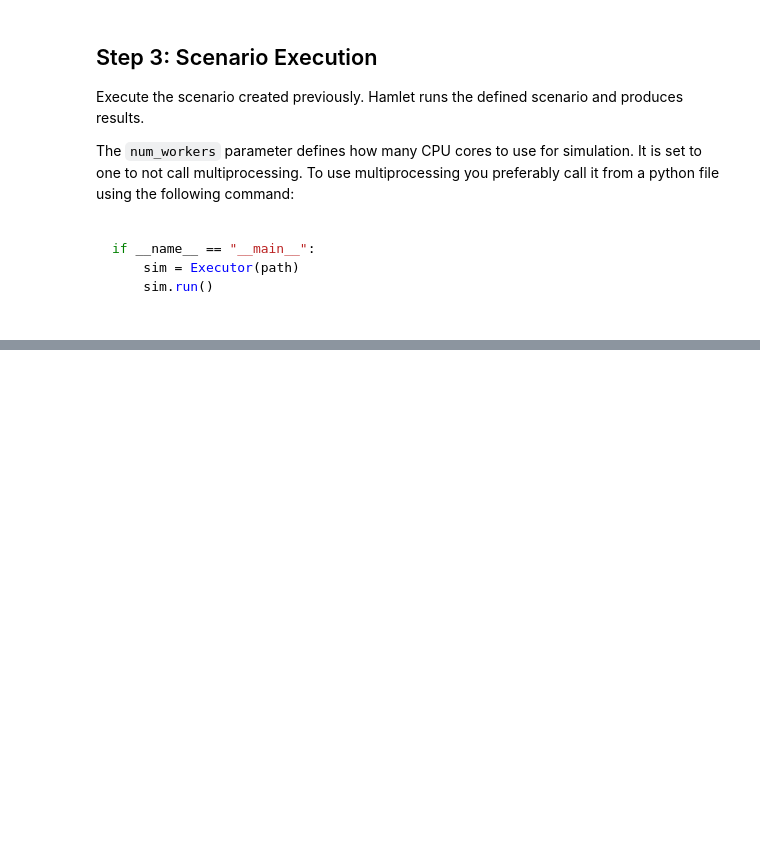
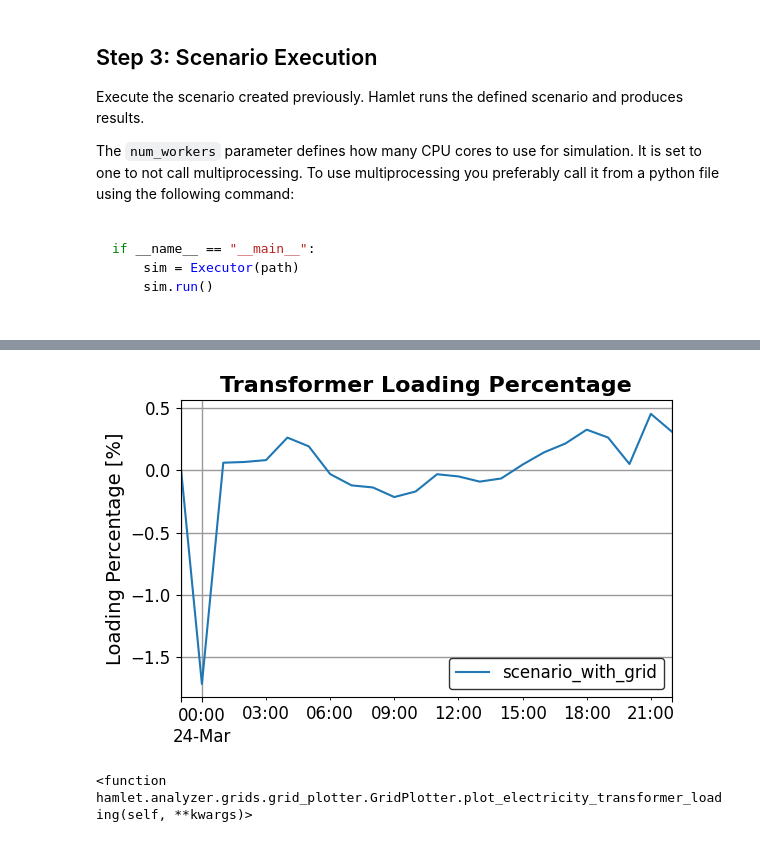
Before and after one commit to tum-ens/HAMLET, a Jupyter notebook: examples/create_scenario_with_grid/run.ipynb, the cells around one changed output, grey strips where cells are left out. Cells and saved outputs as stored; diff of their text form; code cells hidden in the pictures; blank space fills up the shorter version.

```diff
--- a/examples/create_scenario_with_grid/run.ipynb
+++ b/examples/create_scenario_with_grid/run.ipynb
@@ -60,0 +72,6 @@ analyzer.plot_general_analysis()
+# %%
+# Plot the transformer loading of the grid
+sim.grids.plot_electricity_transformer_loading()
+# %% [output]
+[figure, added]
+<function hamlet.analyzer.grids.grid_plotter.GridPlotter.plot_electricity_transformer_loading(self, **kwargs)>
```
Also changed, not shown: parts of 5 cells of this notebook, 3 other files.
